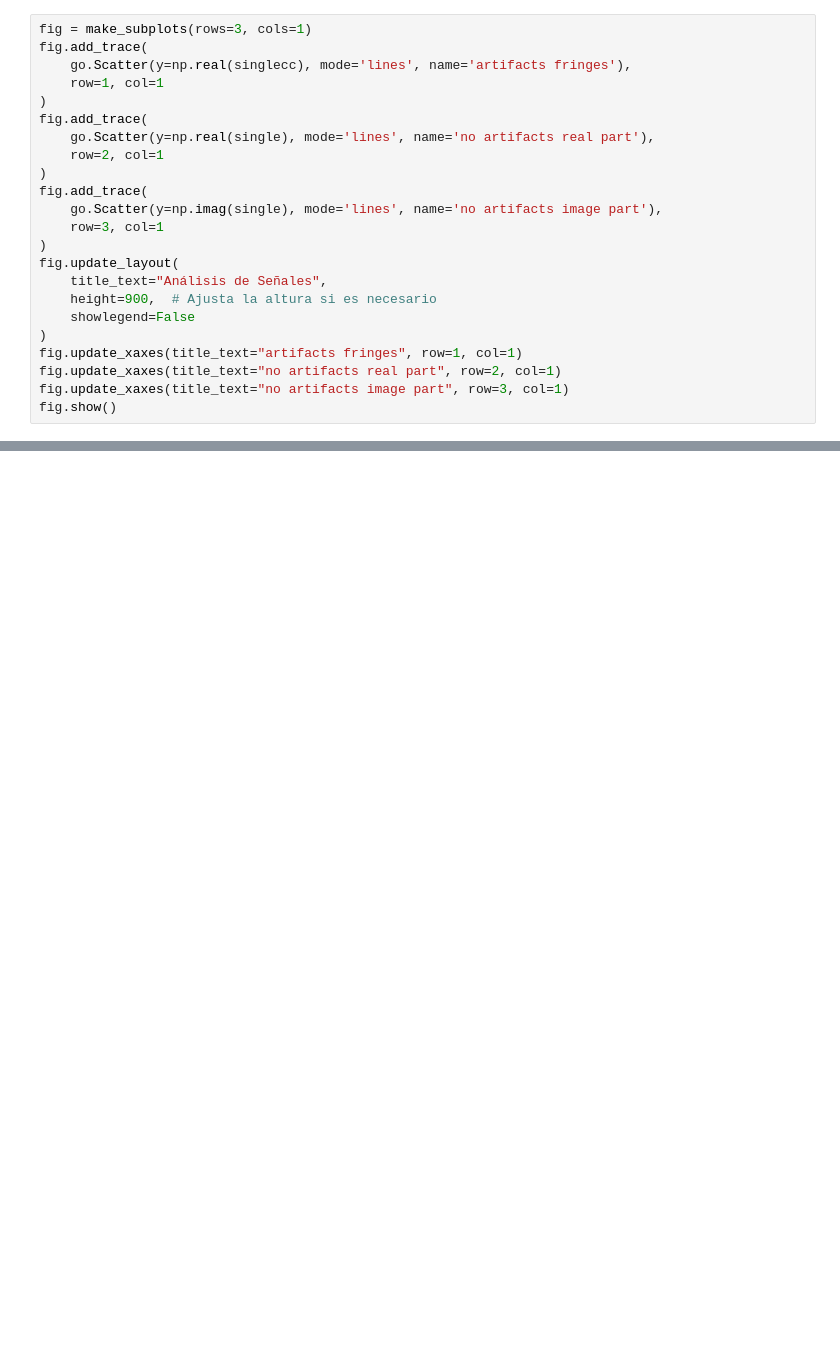
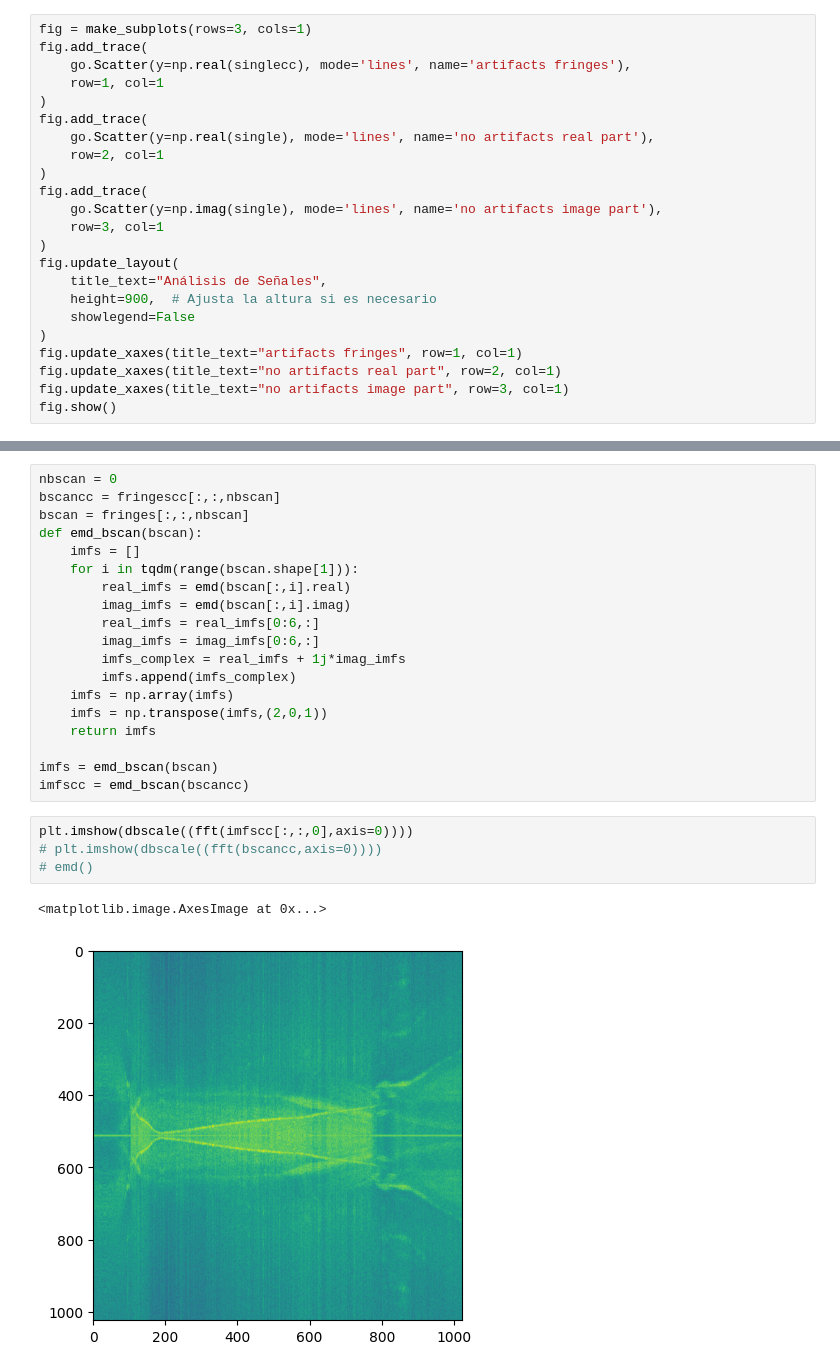
Before and after one commit to Diegoapulgarin/DLOCT, a Jupyter notebook: CxDLOCT/experimental_EMD.ipynb, the cells around one changed output, grey strips where cells are left out. Cells and saved outputs as stored; diff of their text form; blank space fills up the shorter version.

```diff
--- a/CxDLOCT/experimental_EMD.ipynb
+++ b/CxDLOCT/experimental_EMD.ipynb
@@ -150,0 +140,26 @@ axs[3].plot(abs(fftshift(fft(singlecc))))
+# %%
+nbscan = 0
+bscancc = fringescc[:,:,nbscan]
+bscan = fringes[:,:,nbscan]
+def emd_bscan(bscan):
+    imfs = []
+    for i in tqdm(range(bscan.shape[1])):
+        real_imfs = emd(bscan[:,i].real)
+        imag_imfs = emd(bscan[:,i].imag)
+        real_imfs = real_imfs[0:6,:]
+        imag_imfs = imag_imfs[0:6,:]
+        imfs_complex = real_imfs + 1j*imag_imfs
+        imfs.append(imfs_complex)
+    imfs = np.array(imfs)
+    imfs = np.transpose(imfs,(2,0,1))
+    return imfs
+
+imfs = emd_bscan(bscan)
+imfscc = emd_bscan(bscancc)
+# %%
+plt.imshow(dbscale((fft(imfscc[:,:,0],axis=0))))
+# plt.imshow(dbscale((fft(bscancc,axis=0))))
+# emd()
+# %% [output]
+<matplotlib.image.AxesImage at 0x...>
+[figure, added]
```
Also changed, not shown: parts of 13 cells of this notebook, 11 other files.
